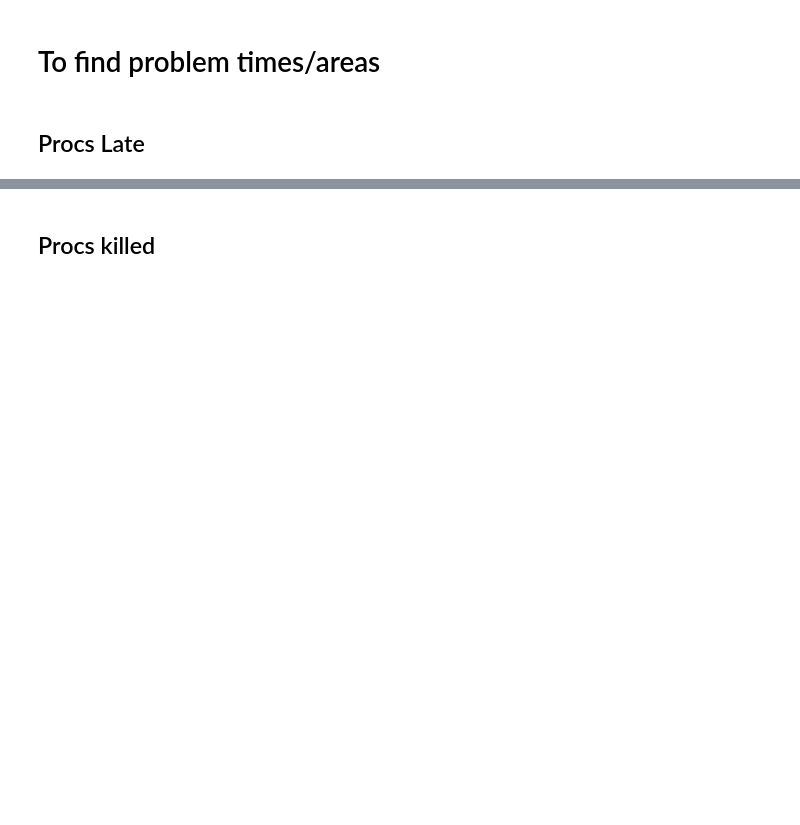
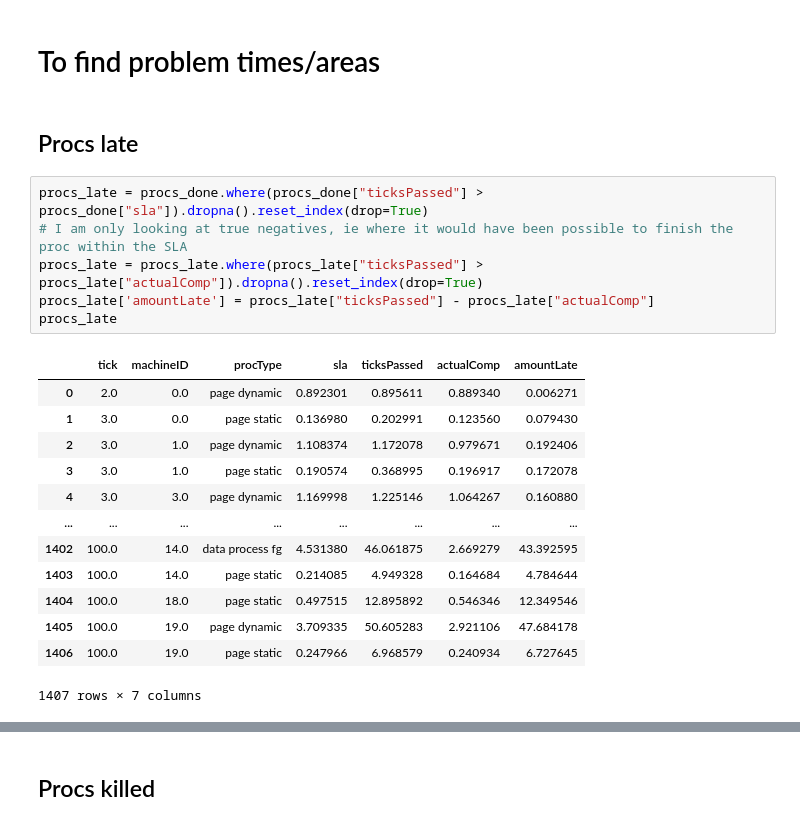
Before and after one commit to hannahmanuela/scheduler-simulator, a Jupyter notebook: results/analyze_output.ipynb, the cells around one changed output, grey strips where cells are left out. Saved outputs shown, nothing was run; the diff lists cells and outputs as text; blank space fills up the shorter version.

```diff
--- a/results/analyze_output.ipynb
+++ b/results/analyze_output.ipynb
@@ -22,4 +20,24 @@ SyntaxError: unmatched ')' (1140398602.py, line 5)
 # %% [markdown]
 # To find problem times/areas
 # %% [markdown]
-## Procs Late
+## Procs late
+# %%
+procs_late = procs_done.where(procs_done["ticksPassed"] > procs_done["sla"]).dropna().reset_index(drop=True)
+# I am only looking at true negatives, ie where it would have been possible to finish the proc within the SLA
+procs_late = procs_late.where(procs_late["ticksPassed"] > procs_late["actualComp"]).dropna().reset_index(drop=True)
+procs_late['amountLate'] = procs_late["ticksPassed"] - procs_late["actualComp"]
+procs_late
+# %% [output]
+|  | tick | machineID | procType | sla | ticksPassed | actualComp | amountLate |
+| 0 | 2.0 | 0.0 | page dynamic | 0.892301 | 0.895611 | 0.889340 | 0.006271 |
+| 1 | 3.0 | 0.0 | page static | 0.136980 | 0.202991 | 0.123560 | 0.079430 |
+| 2 | 3.0 | 1.0 | page dynamic | 1.108374 | 1.172078 | 0.979671 | 0.192406 |
+| 3 | 3.0 | 1.0 | page static | 0.190574 | 0.368995 | 0.196917 | 0.172078 |
+| 4 | 3.0 | 3.0 | page dynamic | 1.169998 | 1.225146 | 1.064267 | 0.160880 |
+| ... | ... | ... | ... | ... | ... | ... | ... |
+| 1402 | 100.0 | 14.0 | data process fg | 4.531380 | 46.061875 | 2.669279 | 43.392595 |
+| 1403 | 100.0 | 14.0 | page static | 0.214085 | 4.949328 | 0.164684 | 4.784644 |
+| 1404 | 100.0 | 18.0 | page static | 0.497515 | 12.895892 | 0.546346 | 12.349546 |
+| 1405 | 100.0 | 19.0 | page dynamic | 3.709335 | 50.605283 | 2.921106 | 47.684178 |
+| 1406 | 100.0 | 19.0 | page static | 0.247966 | 6.968579 | 0.240934 | 6.727645 |
+1407 rows × 7 columns
```
Also changed, not shown: parts of 7 cells of this notebook, 2 other files.
